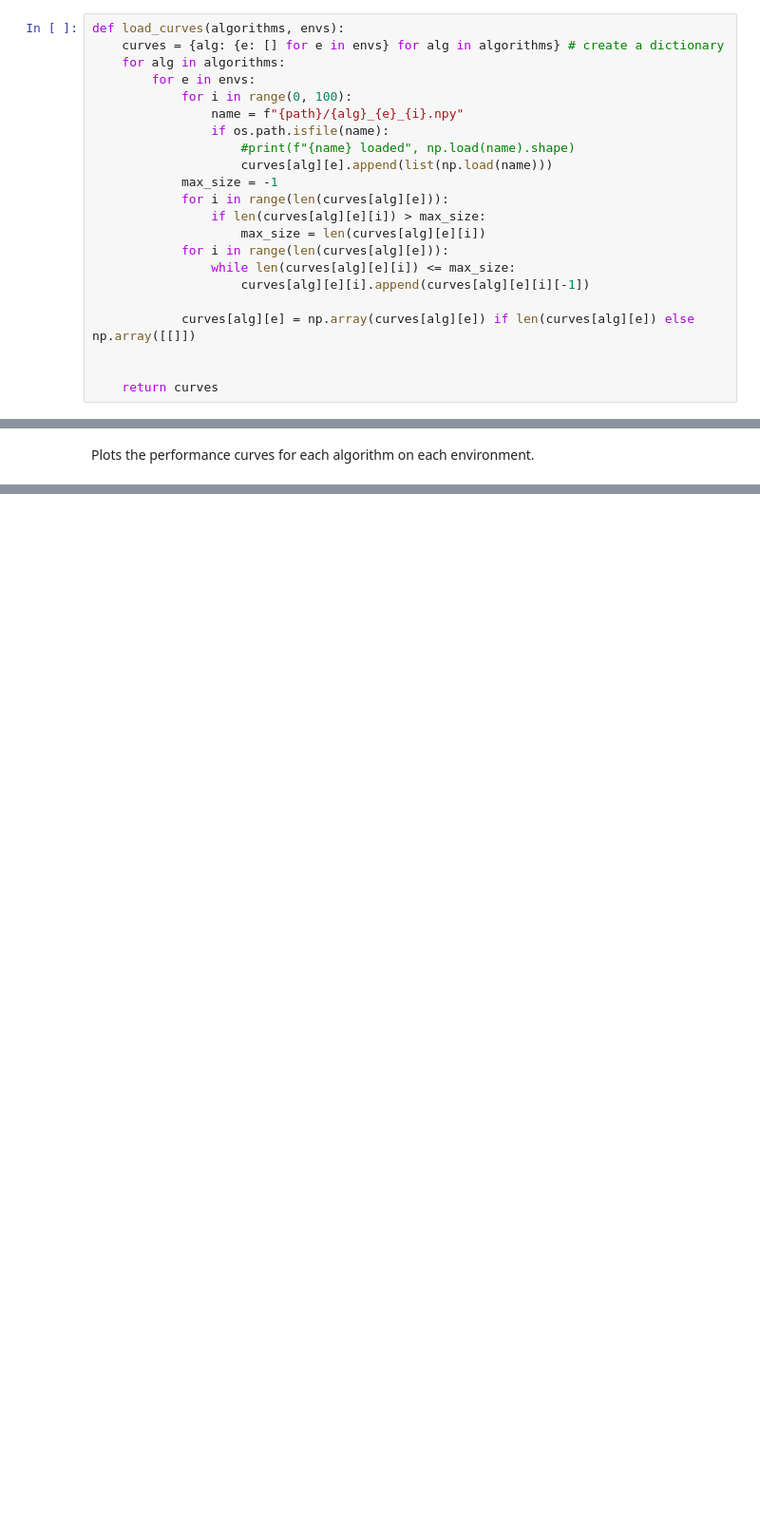
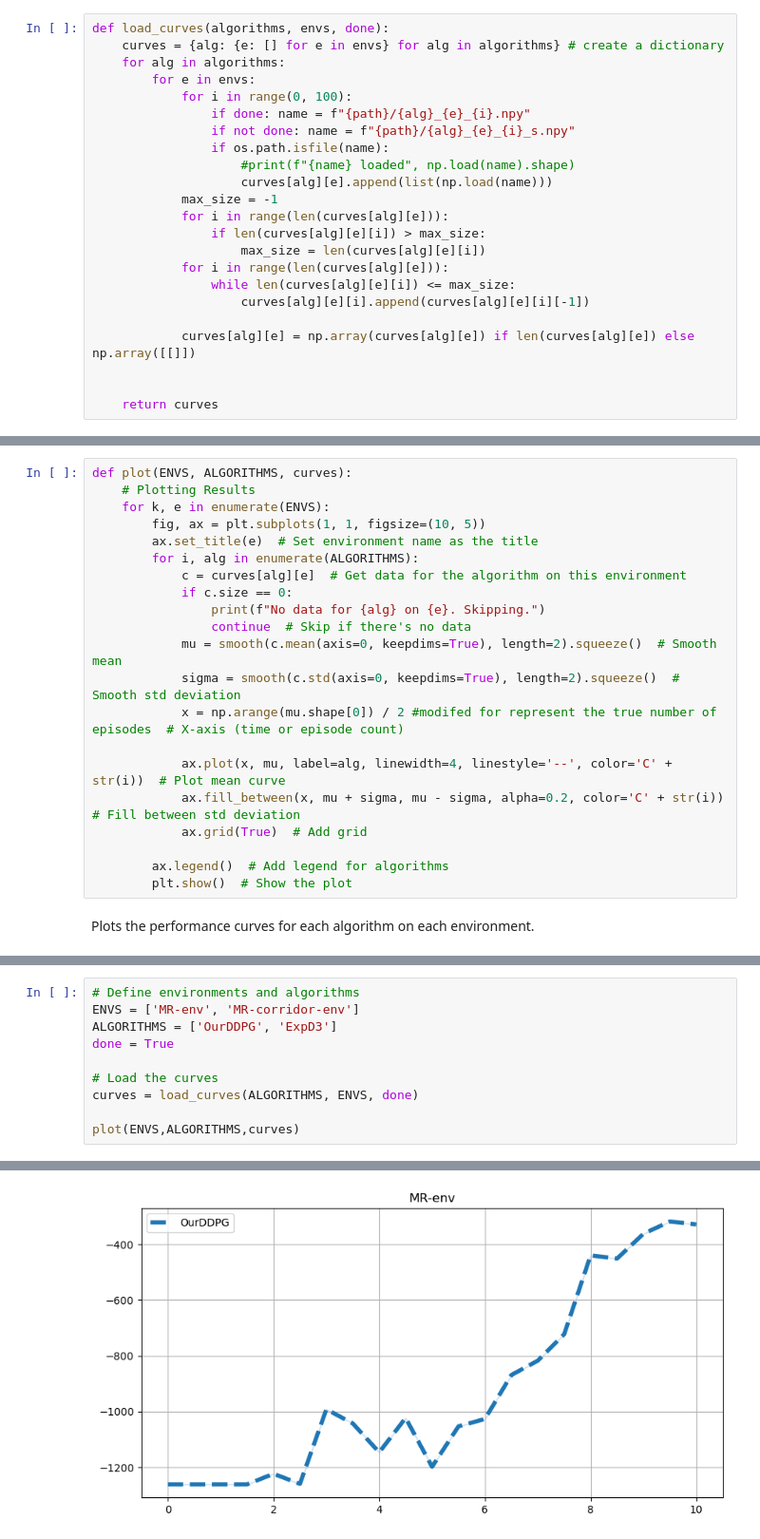
Before and after one commit to turcato-niccolo/test_turtlebot, a Jupyter notebook: 2d_envs/results.ipynb, the cells around one changed output, grey strips where cells are left out. Shown at 95% size. Cells and saved outputs as stored; diff of their text form; blank space fills up the shorter version.

```diff
--- a/2d_envs/results.ipynb
+++ b/2d_envs/results.ipynb
@@ -9,12 +9,13 @@ path = "./results/"
 # %% [markdown]
 The load_curves function loads the results of multiple algorithms across different environments from .npy files, stores them in a dictionary structure, and processes them to ensure the curves all have the same length.
 # %%
-def load_curves(algorithms, envs):
+def load_curves(algorithms, envs, done):
     curves = {alg: {e: [] for e in envs} for alg in algorithms} # create a dictionary
     for alg in algorithms:
         for e in envs:
             for i in range(0, 100):
-                name = f"{path}/{alg}_{e}_{i}.npy"
+                if done: name = f"{path}/{alg}_{e}_{i}.npy"
+                if not done: name = f"{path}/{alg}_{e}_{i}_s.npy"
                 if os.path.isfile(name):
                     #print(f"{name} loaded", np.load(name).shape)
                     curves[alg][e].append(list(np.load(name)))
@@ -44,5 +45,26 @@ def smooth(data, length=10):
         assert i-length >= 0
         data[:, i-length] = np.mean(pad_data[:, i-length:i+length], axis=-1) # smooth the data with its average
     return data
+# %%
+def plot(ENVS, ALGORITHMS, curves):
+    # Plotting Results
+    for k, e in enumerate(ENVS):
+        fig, ax = plt.subplots(1, 1, figsize=(10, 5))
+        ax.set_title(e)  # Set environment name as the title
+        for i, alg in enumerate(ALGORITHMS):
+            c = curves[alg][e]  # Get data for the algorithm on this environment
+            if c.size == 0:
+                print(f"No data for {alg} on {e}. Skipping.")
+                continue  # Skip if there's no data
+            mu = smooth(c.mean(axis=0, keepdims=True), length=2).squeeze()  # Smooth mean
+            sigma = smooth(c.std(axis=0, keepdims=True), length=2).squeeze()  # Smooth std deviation
+            x = np.arange(mu.shape[0]) / 2 #modifed for represent the true number of episodes  # X-axis (time or episode count)
+
+            ax.plot(x, mu, label=alg, linewidth=4, linestyle='--', color='C' + str(i))  # Plot mean curve
+            ax.fill_between(x, mu + sigma, mu - sigma, alpha=0.2, color='C' + str(i))  # Fill between std deviation
+            ax.grid(True)  # Add grid
+
+        ax.legend()  # Add legend for algorithms
+        plt.show()  # Show the plot
 # %% [markdown]
 Plots the performance curves for each algorithm on each environment.
@@ -84,0 +71,11 @@ No data for ExpD3 on MR-corridor-env. Skipping.
+# %%
+# Define environments and algorithms
+ENVS = ['MR-env', 'MR-corridor-env']
+ALGORITHMS = ['OurDDPG', 'ExpD3']
+done = True
+
+# Load the curves
+curves = load_curves(ALGORITHMS, ENVS, done)
+
+plot(ENVS,ALGORITHMS,curves)
+# %% [output]
@@ -84,0 +83 @@ No data for ExpD3 on MR-corridor-env. Skipping.
+[figure, added]
```
Also changed, not shown: parts of 3 cells of this notebook, 4 other files.
